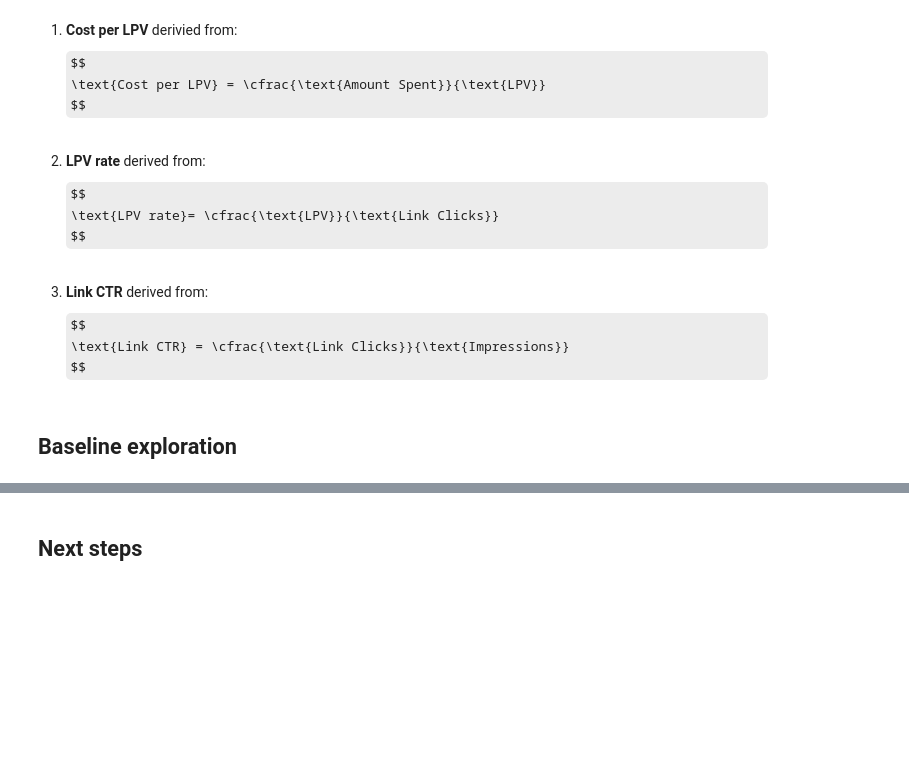
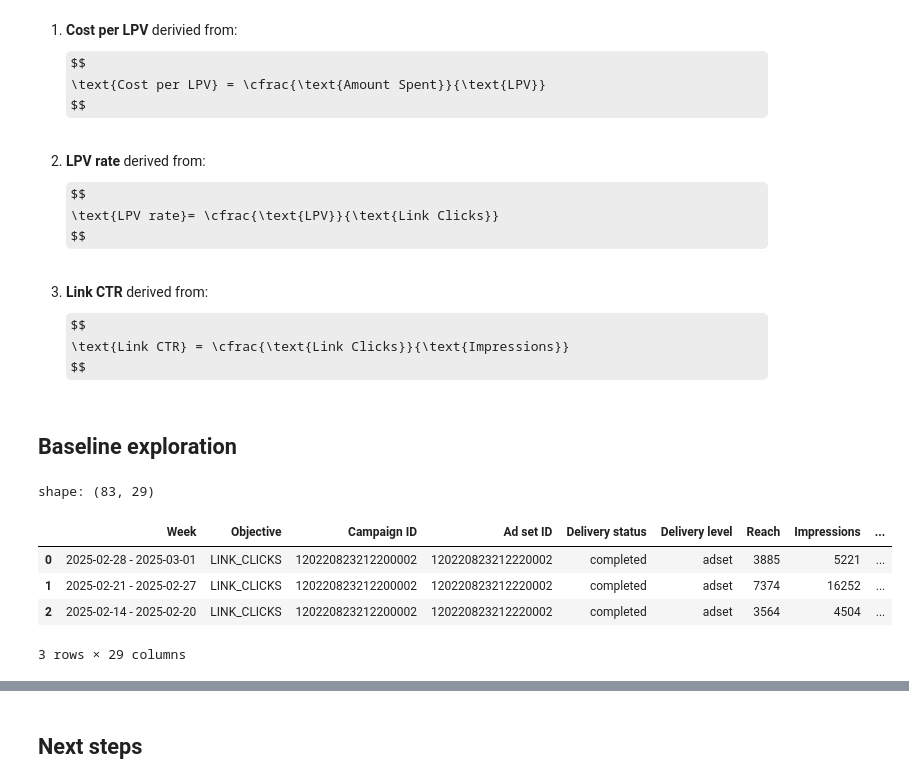
Before and after one commit to AleksM654/project, a Jupyter notebook: notebooks/digital_marketing_budget_allocation_under_uncertainty.ipynb, the cells around one changed output, grey strips where cells are left out. Saved outputs shown, nothing was run; the diff lists cells and outputs as text; code cells hidden in the pictures; some formulas as TeX source; blank space fills up the shorter version.

```diff
--- a/notebooks/digital_marketing_budget_allocation_under_uncertainty.ipynb
+++ b/notebooks/digital_marketing_budget_allocation_under_uncertainty.ipynb
@@ -88,0 +93,15 @@ $$
+# %%
+
+#reading of the csv file
+csv_path = "../data/Meta-report-Mar-1-2024-to-Mar-1-2025.csv"
+df = pd.read_csv(csv_path)
+
+print("shape:", df.shape)
+df.head(3)
+# %% [output]
+shape: (83, 29)
+|  | Week | Objective | Campaign ID | Ad set ID | Delivery status | Delivery level | Reach | Impressions | ... |
+| 0 | 2025-02-28 - 2025-03-01 | LINK_CLICKS | 120220823212200002 | 120220823212220002 | completed | adset | 3885 | 5221 | ... |
+| 1 | 2025-02-21 - 2025-02-27 | LINK_CLICKS | 120220823212200002 | 120220823212220002 | completed | adset | 7374 | 16252 | ... |
+| 2 | 2025-02-14 - 2025-02-20 | LINK_CLICKS | 120220823212200002 | 120220823212220002 | completed | adset | 3564 | 4504 | ... |
+3 rows × 29 columns
```
Also changed, not shown: parts of 6 cells of this notebook, 1 other file.
